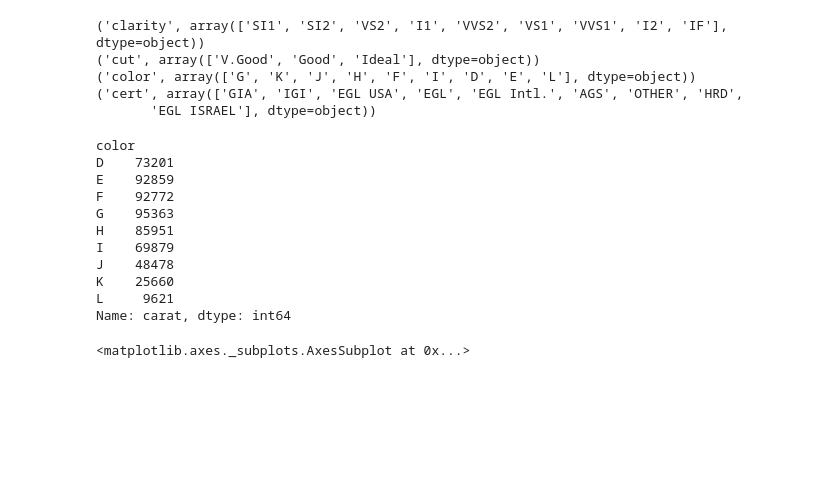
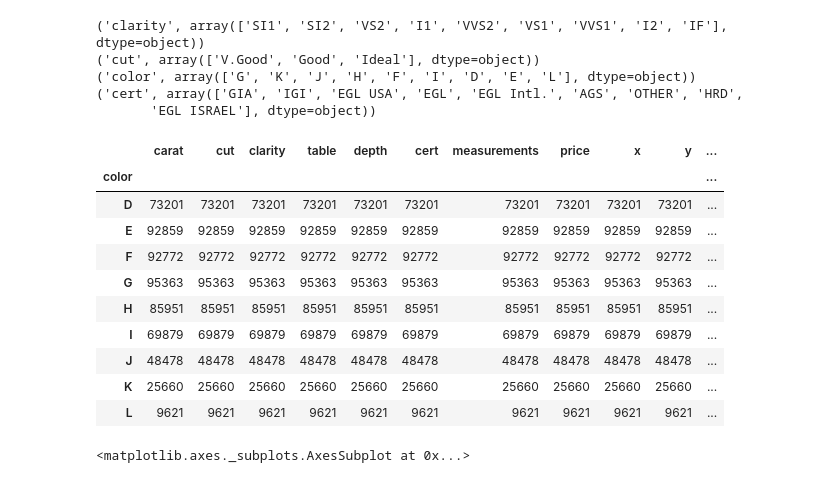
Before and after one commit to sara-02/pradarshan, a Jupyter notebook: pandas_basic/py6.ipynb, the cells around one changed output. Cells and saved outputs as stored; diff of their text form; code cells hidden in the pictures; blank space fills up the shorter version.

```diff
--- a/pandas_basic/py6.ipynb
+++ b/pandas_basic/py6.ipynb
@@ -74,19 +74,19 @@ for name in non_numeric:
 ('cert', array(['GIA', 'IGI', 'EGL USA', 'EGL', 'EGL Intl.', 'AGS', 'OTHER', 'HRD',
        'EGL ISRAEL'], dtype=object))
 # %%
-df.groupby('color')['carat'].count()
+df.groupby('color').count()
 # %% [output]
-color
-D    73201
-E    92859
-F    92772
-G    95363
-H    85951
-I    69879
-J    48478
-K    25660
-L     9621
-Name: carat, dtype: int64
+|  | carat | cut | clarity | table | depth | cert | measurements | price | x | y | ... |
+| color |  |  |  |  |  |  |  |  |  |  | ... |
+| D | 73201 | 73201 | 73201 | 73201 | 73201 | 73201 | 73201 | 73201 | 73201 | 73201 | ... |
+| E | 92859 | 92859 | 92859 | 92859 | 92859 | 92859 | 92859 | 92859 | 92859 | 92859 | ... |
+| F | 92772 | 92772 | 92772 | 92772 | 92772 | 92772 | 92772 | 92772 | 92772 | 92772 | ... |
+| G | 95363 | 95363 | 95363 | 95363 | 95363 | 95363 | 95363 | 95363 | 95363 | 95363 | ... |
+| H | 85951 | 85951 | 85951 | 85951 | 85951 | 85951 | 85951 | 85951 | 85951 | 85951 | ... |
+| I | 69879 | 69879 | 69879 | 69879 | 69879 | 69879 | 69879 | 69879 | 69879 | 69879 | ... |
+| J | 48478 | 48478 | 48478 | 48478 | 48478 | 48478 | 48478 | 48478 | 48478 | 48478 | ... |
+| K | 25660 | 25660 | 25660 | 25660 | 25660 | 25660 | 25660 | 25660 | 25660 | 25660 | ... |
+| L | 9621 | 9621 | 9621 | 9621 | 9621 | 9621 | 9621 | 9621 | 9621 | 9621 | ... |
 # %%
 df.groupby('color')['carat'].count().plot(kind='bar')
 # %% [output]
```
Also changed, not shown: parts of 1 cell of this notebook, 7 other files.
